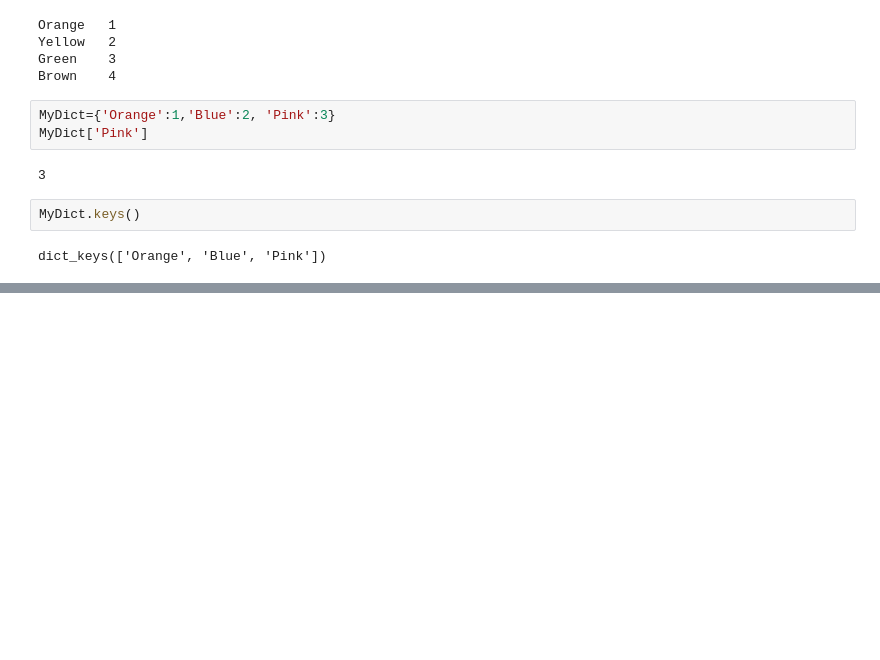
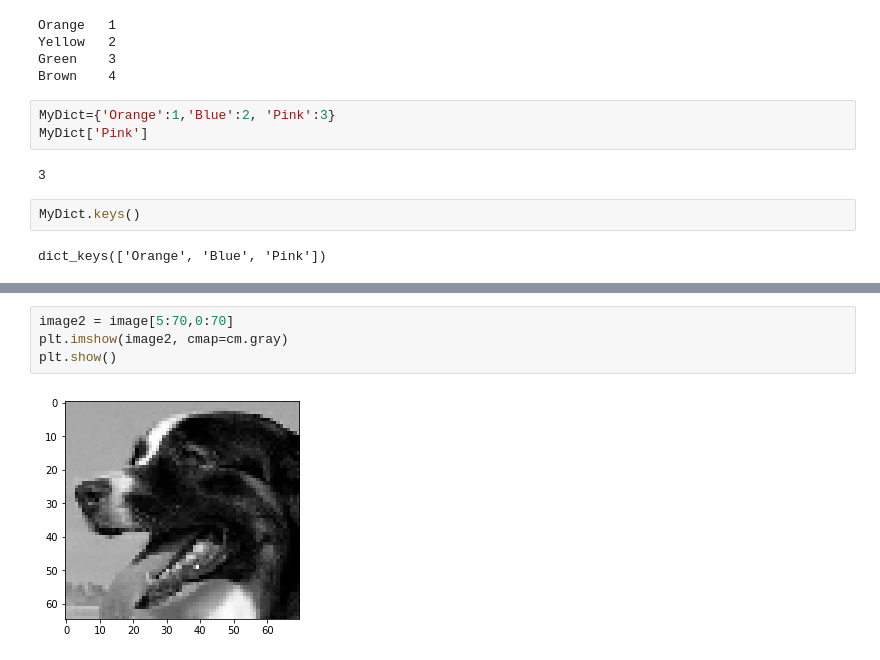
Before and after one commit to donmbice/CreditOne, a Jupyter notebook: CreditOneTask1A.ipynb, the cells around one changed output, grey strips where cells are left out. Saved outputs shown, nothing was run; the diff lists cells and outputs as text; blank space fills up the shorter version.

```diff
--- a/CreditOneTask1A.ipynb
+++ b/CreditOneTask1A.ipynb
@@ -368,0 +516,6 @@ FileNotFoundError: [Errno 2] No such file or directory: 'Colors.txt'
+# %%
+image2 = image[5:70,0:70]
+plt.imshow(image2, cmap=cm.gray)
+plt.show()
+# %% [output]
+[figure, added]
```
Also changed, not shown: parts of 12 cells of this notebook.
